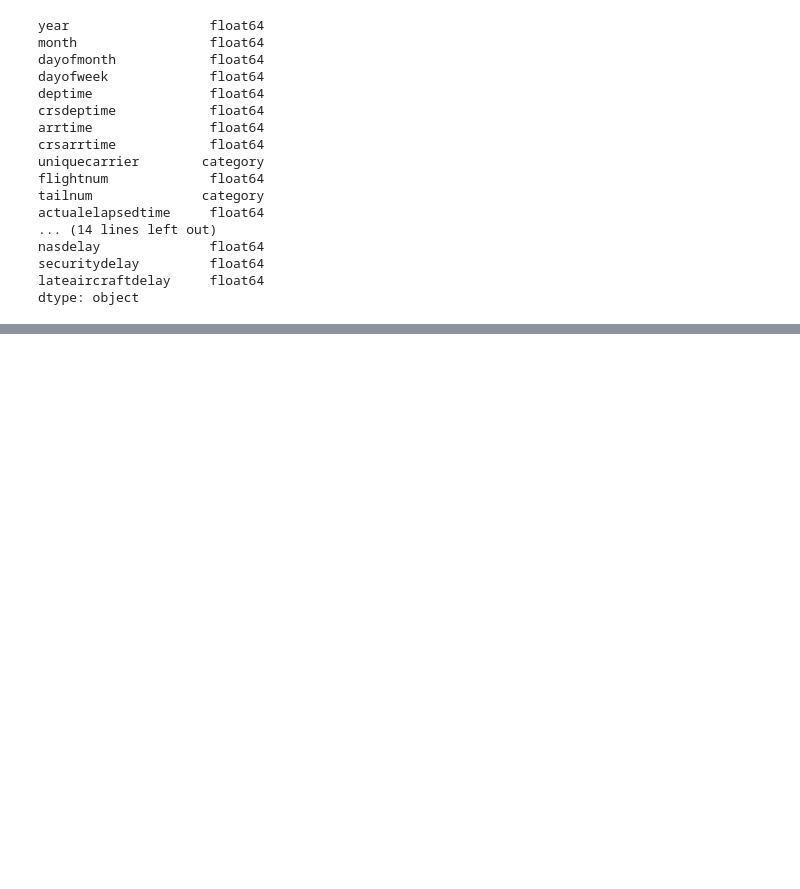
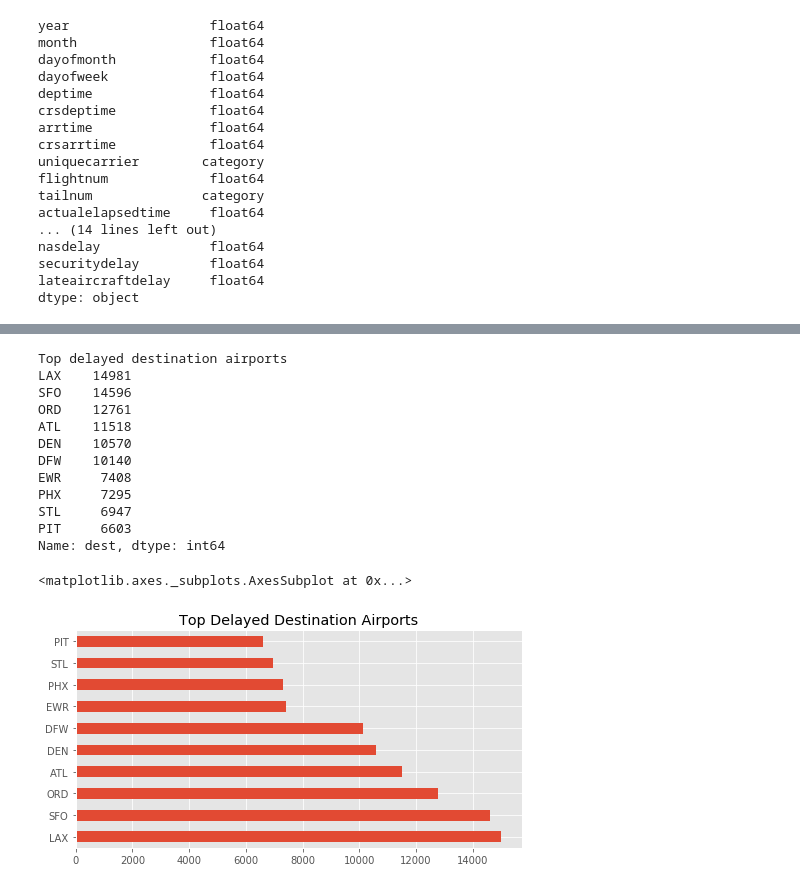
Before and after one commit to elkinst65/QTW_14, a Jupyter notebook: MSDS7333-Case14-mb.ipynb, the cells around one changed output, grey strips where cells are left out. Cells and saved outputs as stored; diff of their text form; code cells hidden in the pictures; blank space fills up the shorter version.

```diff
--- a/MSDS7333-Case14-mb.ipynb
+++ b/MSDS7333-Case14-mb.ipynb
@@ -215,0 +284,24 @@ Top origin airports
+# %%
+# Top delayed arrival airports, filter for delayed arrivals (arrival > 15 minutes)
+
+df_delayed_arrival = df_csv[df_csv.arrdelay > 15]
+delayed_counts = df_delayed_arrival.dest.value_counts().head(10)
+print('Top delayed destination airports')
+print(delayed_counts)
+
+delayed_counts.plot(kind='barh', figsize=(8,4), title='Top Delayed Destination Airports')
+# %% [output]
+Top delayed destination airports
+LAX    14981
+SFO    14596
+ORD    12761
+ATL    11518
+DEN    10570
+DFW    10140
+EWR     7408
+PHX     7295
+STL     6947
+PIT     6603
+Name: dest, dtype: int64
+<matplotlib.axes._subplots.AxesSubplot at 0x...>
+[figure, added]
```
Also changed, not shown: parts of 5 cells of this notebook.
